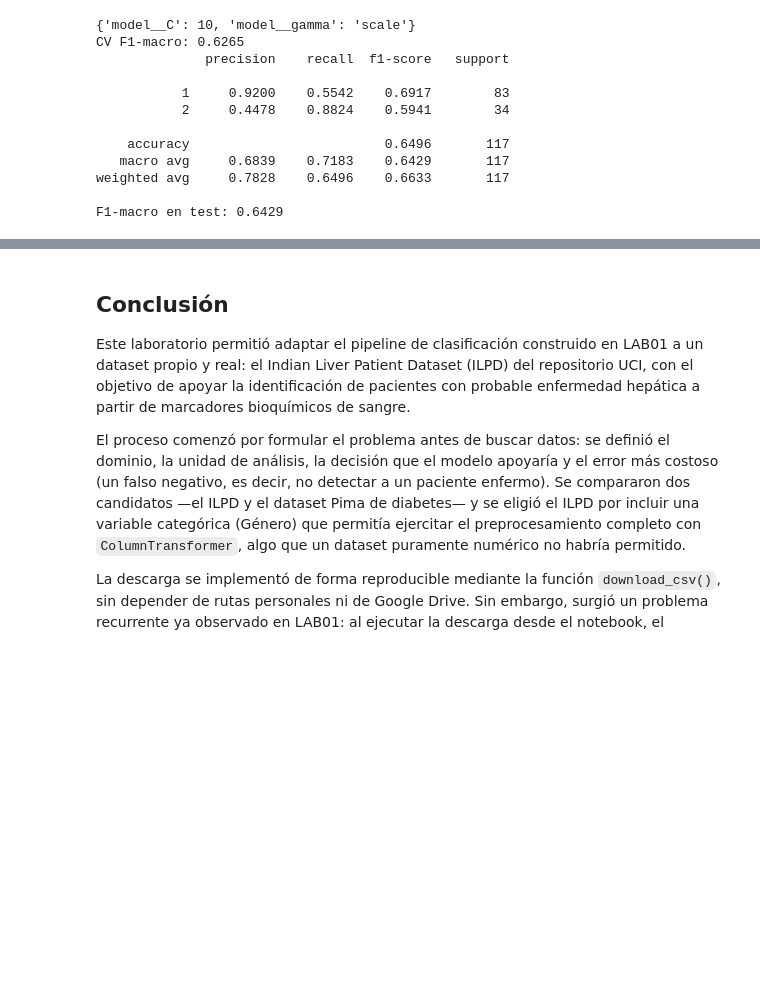
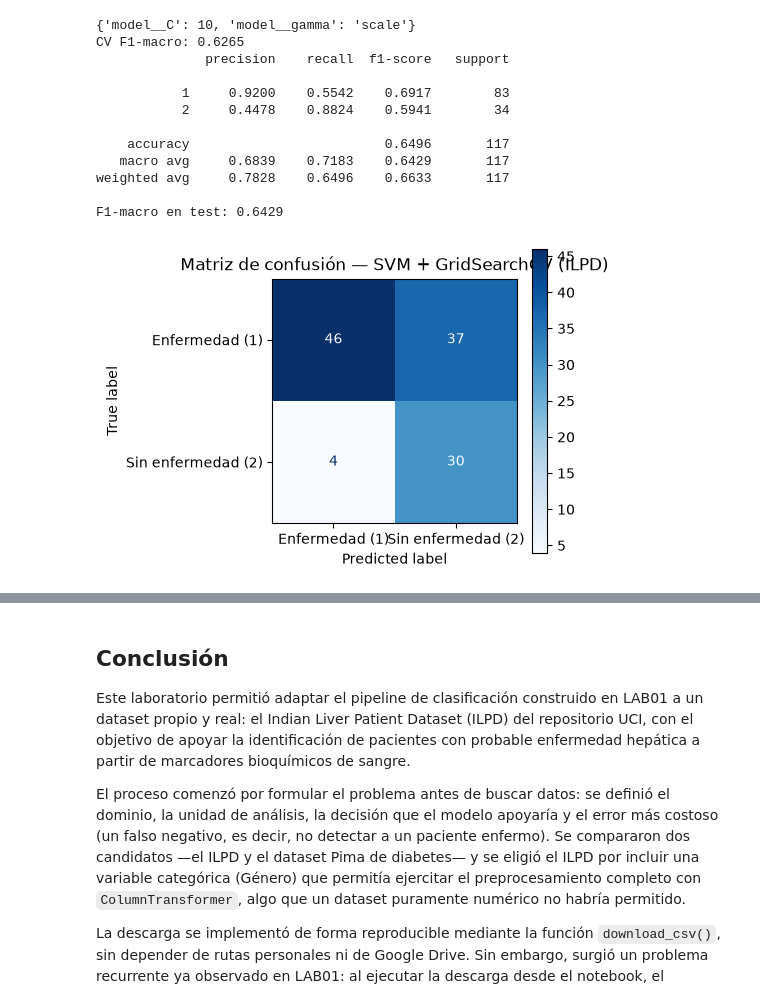
Before and after one commit to raimiruben/INF8239_U01, a Jupyter notebook: notebooks/01_svm_guiada.ipynb, the cells around one changed output, grey strips where cells are left out. Drawn from its saved outputs; the diff is of its cells as text; code cells hidden in the pictures; blank space fills up the shorter version.

```diff
--- a/notebooks/01_svm_guiada.ipynb
+++ b/notebooks/01_svm_guiada.ipynb
@@ -421,3 +421,26 @@ CV F1-macro: 0.6265
 weighted avg     0.7828    0.6496    0.6633       117
 
 F1-macro en test: 0.6429
+# %%
+##Matriz de confusión del modelo final (GridSearchCV)
+
+import matplotlib.pyplot as plt
+from sklearn.metrics import ConfusionMatrixDisplay
+from pathlib import Path
+
+fig, ax = plt.subplots(figsize=(5, 4))
+ConfusionMatrixDisplay.from_predictions(
+    yte, best_pred,
+    display_labels=["Enfermedad (1)", "Sin enfermedad (2)"],
+    cmap="Blues",
+    ax=ax
+)
+ax.set_title("Matriz de confusión — SVM + GridSearchCV (ILPD)")
+plt.tight_layout()
+
+figures_dir = Path.cwd().parent / "reports" / "figures"
+figures_dir.mkdir(parents=True, exist_ok=True)
+plt.savefig(figures_dir / "confusion_matrix_final.png", dpi=150, bbox_inches="tight")
+plt.show()
+# %% [output]
+[figure, added]
```
Also changed, not shown: parts of 2 cells of this notebook, 4 other files.
